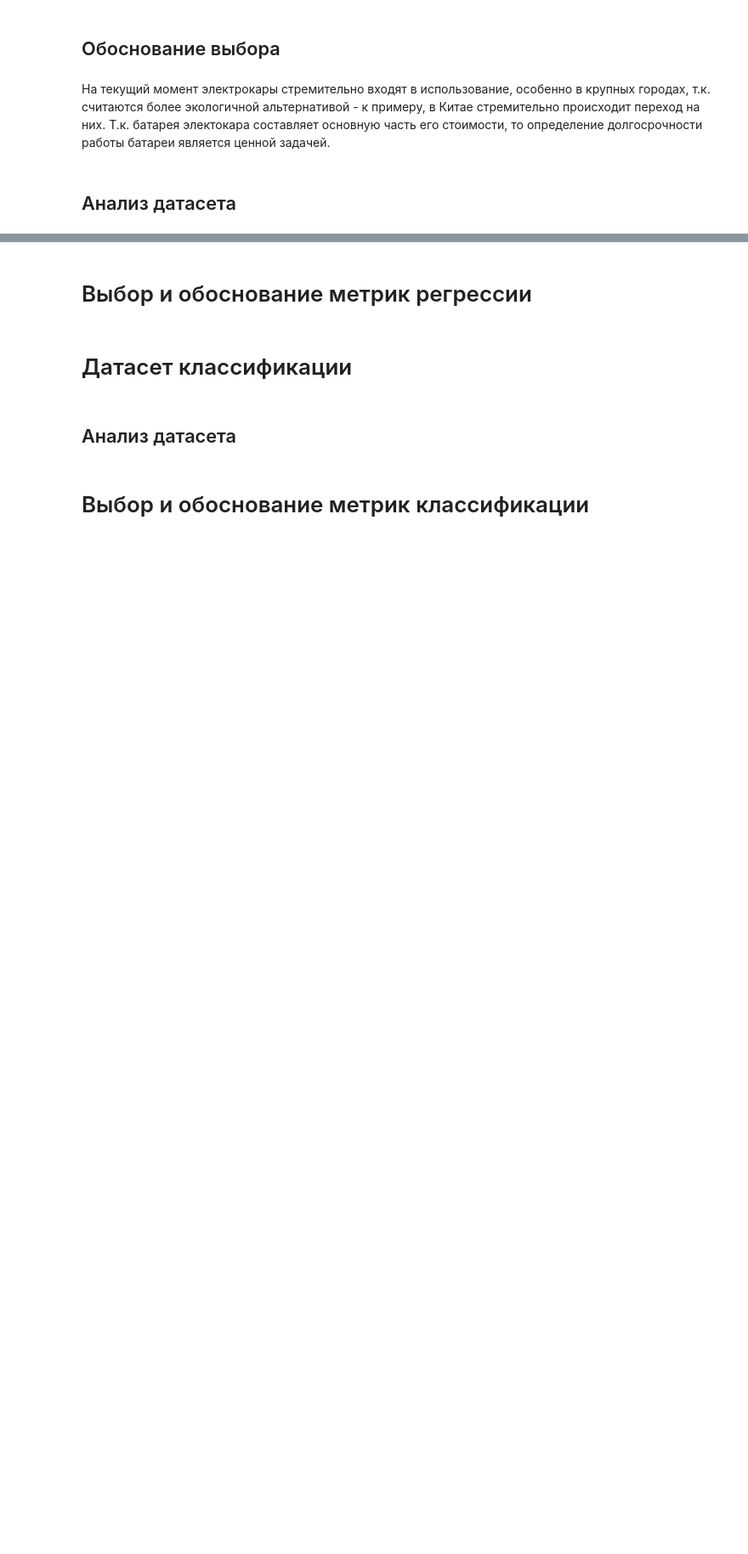
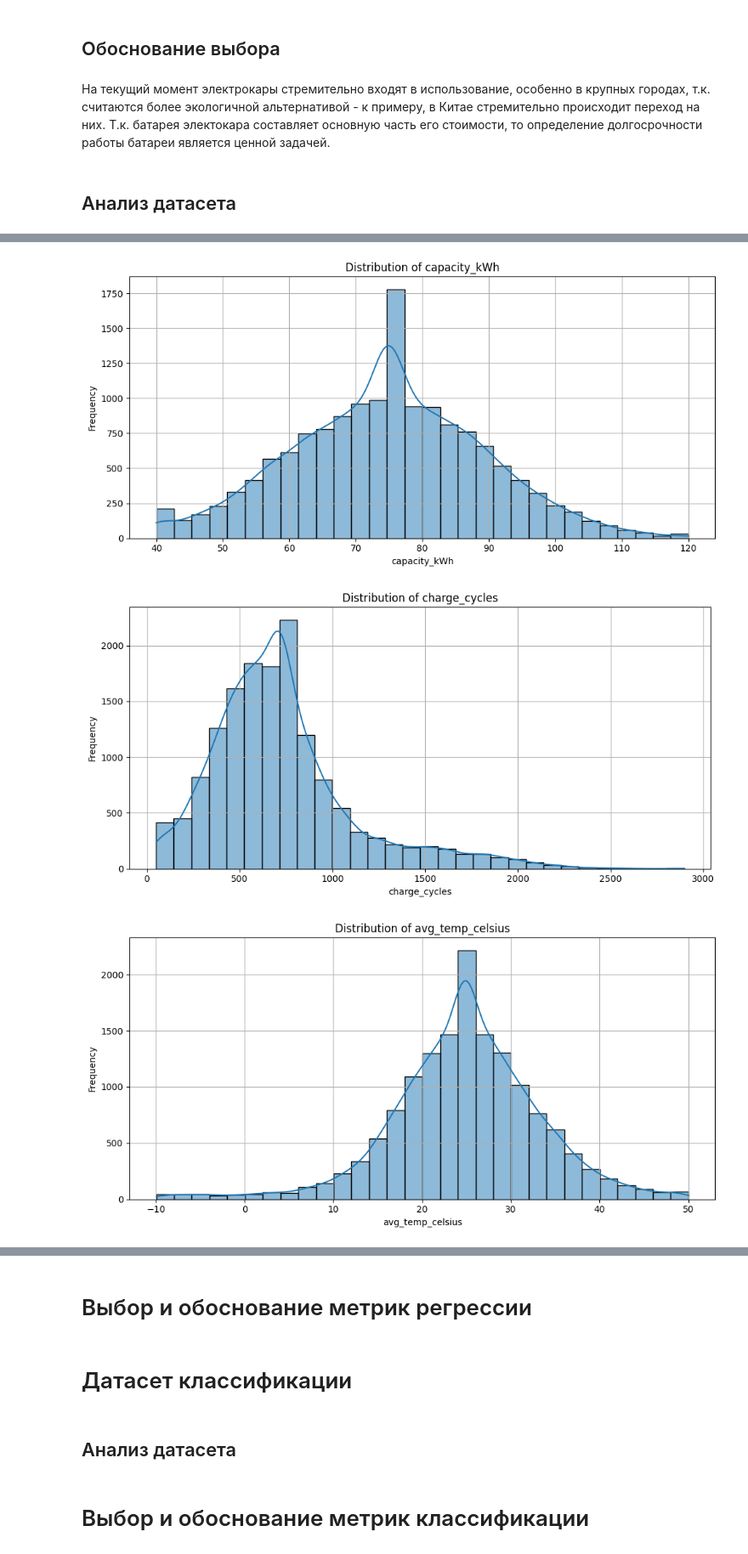
Before and after one commit to Crazy5202/AI_frameworks, a Jupyter notebook: 0_datasets-metrics.ipynb, the cells around one changed output, grey strips where cells are left out. Shown at 85% size. Cells and saved outputs as stored; diff of their text form; code cells hidden in the pictures; blank space fills up the shorter version.

```diff
--- a/0_datasets-metrics.ipynb
+++ b/0_datasets-metrics.ipynb
@@ -8,0 +170,4 @@
+# %%
+numeric_cols = df.select_dtypes(include=["int64", "float64"]).columns
+numeric_imputer = SimpleImputer(strategy='mean')
+df[numeric_cols] = numeric_imputer.fit_transform(df[numeric_cols])
@@ -8,0 +176,4 @@
+# %%
+category_columns = df.select_dtypes(include=['object']).columns
+cate_imputer = SimpleImputer(strategy='most_frequent')
+df[category_columns] = cate_imputer.fit_transform(df[category_columns])
@@ -8,0 +221,2 @@
+# %%
+df = df[df[TARGET_NAME] <= 100.0]
@@ -8,0 +225,2 @@
+# %%
+df.drop(columns=['battery_id'], inplace=True)
@@ -8,0 +235,16 @@
+# %%
+numerical_features = df.select_dtypes(include=["int64", "float64"]).columns.to_list()
+
+for col in numerical_features:
+    plt.figure(figsize=(10, 5))
+    sns.histplot(df[col], kde=True, bins=30)
+    plt.title(f"Distribution of {col}")
+    plt.xlabel(col)
+    plt.ylabel("Frequency")
+    plt.grid(True)
+    plt.tight_layout()
+    plt.show()
+# %% [output]
+[figure, added]
+[figure, added]
+[figure, added]
```
Also changed, not shown: parts of 51 cells of this notebook, 2 other files.
